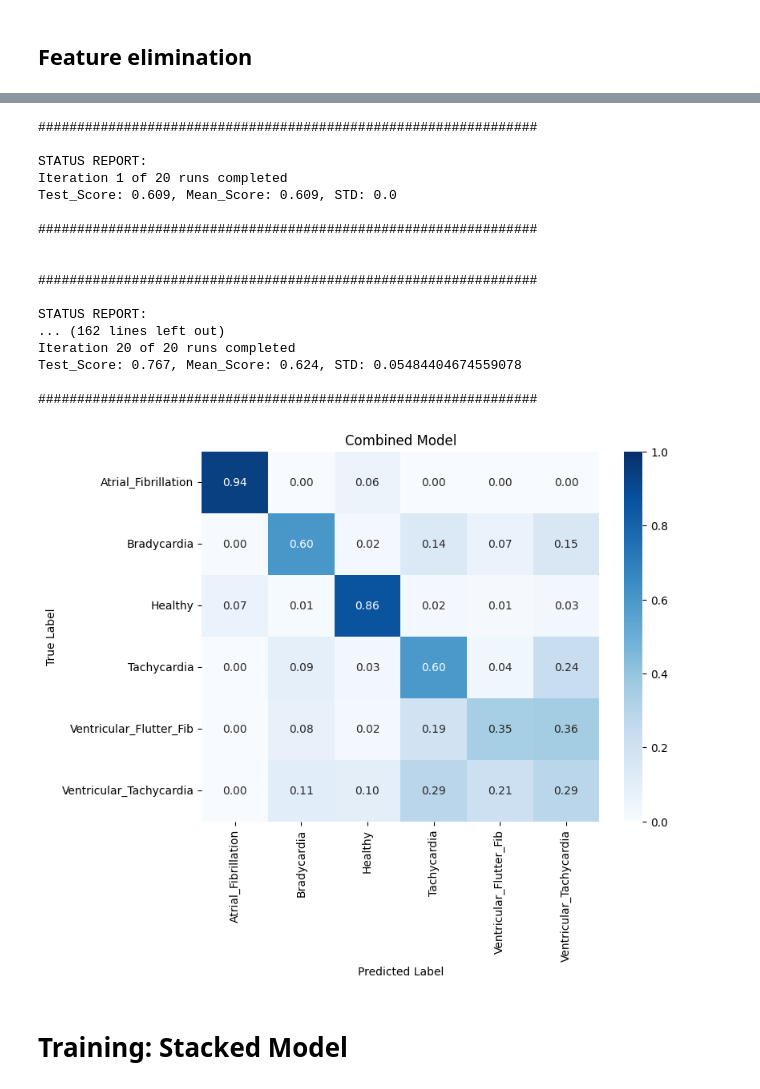
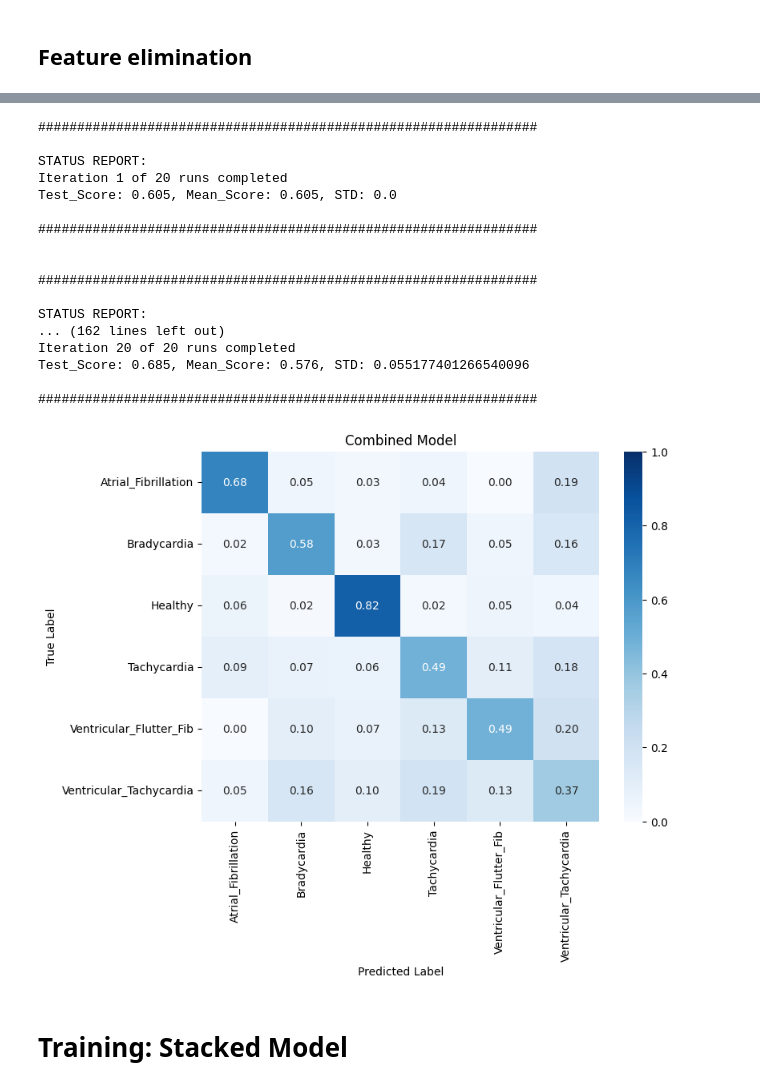
Before and after one commit to sarah-alabdulrazzak/RhythmGuard, a Jupyter notebook: Combined_Models.ipynb, the cells around one changed output, grey strips where cells are left out. Cells and saved outputs as stored; diff of their text form; code cells hidden in the pictures.

```diff
--- a/Combined_Models.ipynb
+++ b/Combined_Models.ipynb
@@ -178,8 +178,7 @@ def downsample(ecg_signal, original_fs=250, target_fs=125):
     return downsampled_signal
 
 def standardize(data):
-    #return ( data - np.mean(data) ) / np.std(data)
-    return data
+    return ( data - np.mean(data) ) / (np.std(data)+1e-8)
 
 def getWaveform(label, index, sampleType, startPoint=0, duration=1024, trueAlarm=1):
     if(label=="Atrial_Fibrillation" or label=="Healthy"):
@@ -229,8 +228,6 @@ def extract_ppg_features(ppg_signal, label, sampling_rate=125):
     """Extracts features from an 8-second PPG segment."""
     peaks, _ = find_peaks(ppg_signal, height=0.5)
     valleys, _ = find_peaks(-ppg_signal, height=-0.5)
-
-    std_ppg_signal=(ppg_signal-np.mean(ppg_signal))/(np.std(ppg_signal)+1e-8)
 
     systolic_amplitude = max(ppg_signal[peaks]) - min(ppg_signal[valleys]) if len(peaks) > 0 and len(valleys) > 0 else 0
     diastolic_amplitude = min(ppg_signal[valleys]) if len(valleys) > 0 else 0
@@ -241,8 +238,8 @@ def extract_ppg_features(ppg_signal, label, sampling_rate=125):
     systolic_time = np.mean(np.diff(peaks)) / sampling_rate if len(peaks) > 1 else 0
     diastolic_time = np.mean(np.diff(valleys)) / sampling_rate if len(valleys) > 1 else 0
 
-    systolic_area = trapezoidal_rule(std_ppg_signal[peaks]) if len(peaks) > 0 else 0
-    diastolic_area = trapezoidal_rule(std_ppg_signal[valleys]) if len(valleys) > 0 else 0
+    systolic_area = trapezoidal_rule(ppg_signal[peaks]) if len(peaks) > 0 else 0
+    diastolic_area = trapezoidal_rule(ppg_signal[valleys]) if len(valleys) > 0 else 0
 
     half_max = np.max(ppg_signal) / 2
     above_half = np.where(ppg_signal > half_max)[0]
@@ -469,7 +466,7 @@ import seaborn as sns
 from sklearn.metrics import confusion_matrix, accuracy_score
 from imblearn.under_sampling import RandomUnderSampler
 
-max_num_samples=224
+max_num_samples=185
 
 Xg=samples_df.drop(["Labels"], axis=1)
 y=samples_df["Labels"]
@@ -699,7 +686,7 @@ import seaborn as sns
 from sklearn.metrics import confusion_matrix, accuracy_score
 from imblearn.under_sampling import RandomUnderSampler
 
-max_num_samples=224
+max_num_samples=185
 
 Xg=samples_df.drop(["Labels"], axis=1)
 y=samples_df["Labels"]
@@ -770,21 +757,21 @@ plt.show()
 ################################################################
 
 STATUS REPORT:
 Iteration 1 of 20 runs completed
-Test_Score: 0.609, Mean_Score: 0.609, STD: 0.0
+Test_Score: 0.605, Mean_Score: 0.605, STD: 0.0
 
 ################################################################
 
 
 ################################################################
 
 STATUS REPORT:
 ... (162 lines left out)
 Iteration 20 of 20 runs completed
-Test_Score: 0.767, Mean_Score: 0.624, STD: 0.05484404674559078
+Test_Score: 0.685, Mean_Score: 0.576, STD: 0.055177401266540096
 
 ################################################################
-[figure, old version]
+[figure, new version]
 # %%
 important_samples_df.loc[important_samples_df["Labels"]=="Atrial_Fibrillation"].drop("Labels", axis=1)
 model.predict(important_samples_df.loc[important_samples_df["Labels"]=="Atrial_Fibrillation"].drop("Labels", axis=1))
```
Also changed, not shown: parts of 6 cells of this notebook.
